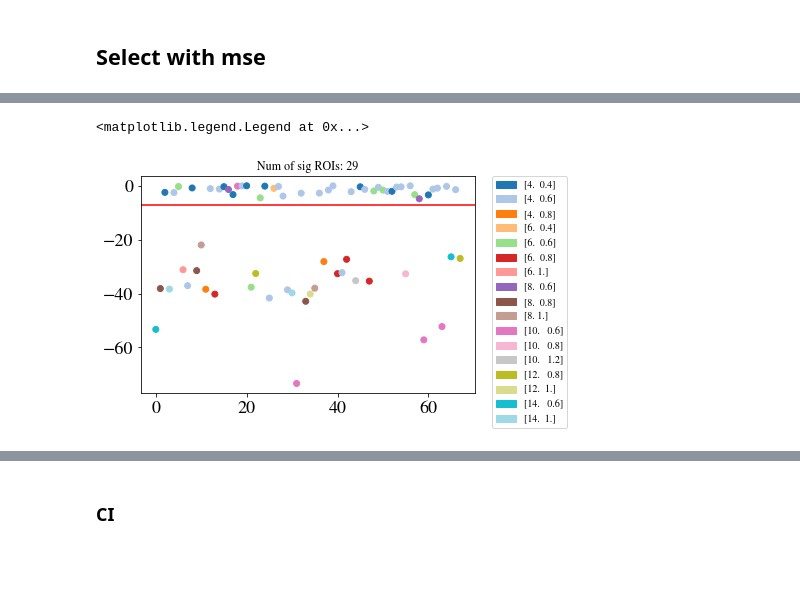
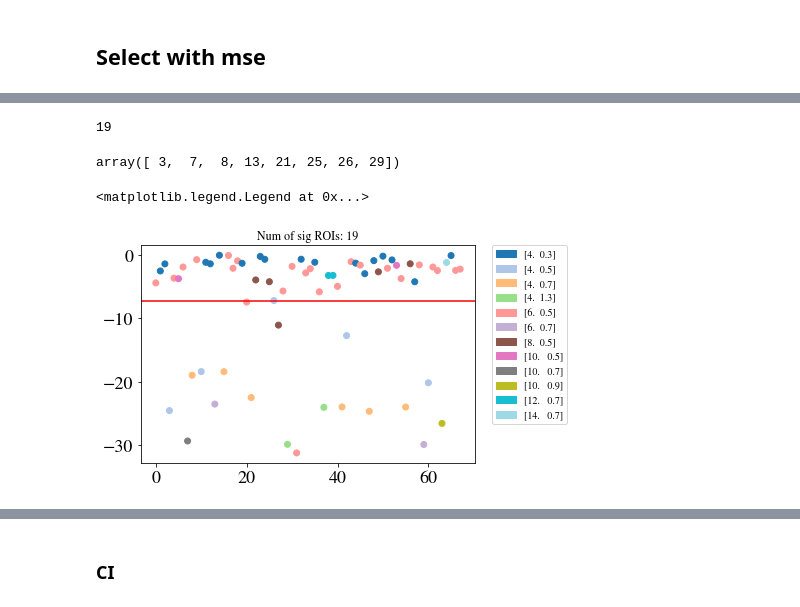
Before and after one commit to JINhuaqing/HDF, a Jupyter notebook: notebooks/real_data/real_data_nlinear_ana.ipynb, the cells around one changed output, grey strips where cells are left out. Saved outputs shown, nothing was run; the diff lists cells and outputs as text; code cells hidden in the pictures; blank space fills up the shorter version.

```diff
--- a/notebooks/real_data/real_data_nlinear_ana.ipynb
+++ b/notebooks/real_data/real_data_nlinear_ana.ipynb
@@ -268,5 +314,6 @@ def _argmin_last2d(arr):
 # %%
 from scipy.stats import chi2
 lams = np.sort(np.unique(tlams))
+lams = [0.1, 0.3, 0.5, 0.7, 0.9, 1.1, 1.3]
 Ns = np.array([4, 6, 8, 10, 12, 14])
 log_cv = np.log(0.05/68);
@@ -318,6 +364,0 @@ if not RUN_PYTHON_SCRIPT:
-# %%
-min_idxs = _argmin_last2d(errs_arr);
-sel_Nlams_mse = np.zeros((68, 2))
-for roi_ix in range(68):
-    sel_Nlams_mse[roi_ix, 0] = Ns[min_idxs[0][roi_ix]]
-    sel_Nlams_mse[roi_ix, 1] = lams[min_idxs[1][roi_ix]]
@@ -333,6 +365,18 @@ array([14.,  8.,  4., 14.,  4.,  6.,  6.,  4.,  4.,  8.,  8.,  4.,  4.,
+# %%
+sel_Nlams_mse = []
+for roi_ix in range(68):
+    sel_Nlams_mse.append(_Nlam_localmin(errs_arr[roi_ix], Ns, lams))
+sel_Nlams_mse = np.array(sel_Nlams_mse);
+
+#min_idxs = _argmin_last2d(errs_arr);
+#sel_Nlams_mse = np.zeros((68, 2))
+#for roi_ix in range(68):
+#    sel_Nlams_mse[roi_ix, 0] = Ns[min_idxs[0][roi_ix]]
+#    sel_Nlams_mse[roi_ix, 1] = lams[min_idxs[1][roi_ix]]
 # %%
 T_vs = []
 keep_rois = []
+pvals = []
 for roi_ix in trange(68):
     errs = []
     N, lam = sel_Nlams_mse[roi_ix]
@@ -341,7 +385,9 @@ for roi_ix in trange(68):
     hdf_res.verbose=1
     test_res = hdf_res.hypo_test(Cmat=np.eye(1))
     T_vs.append(test_res.T_v.item())
+    pvals.append(test_res.pval)
     keep_rois.append((hdf_res.est_Gam.norm(dim=0) != 0).numpy().astype(int))
 keep_rois = np.array(keep_rois)
 T_vs = np.array(T_vs);
+pvals = np.array(pvals);
 # %% [output]
@@ -365,16 +411,29 @@ T_vs = np.array(T_vs);
+# %%
+np.sum(pvals <= 0.05/68)
+# %% [output]
+19
+# %%
+max_idxs = np.max(np.where(np.sort(pvals) <=  np.arange(1, len(pvals)+1)/68 * 0.05)[0])
+sig_roi_idxs_bh = np.sort(np.argsort(pvals)[:max_idxs+1]);
+p1 = sig_roi_idxs_bh[sig_roi_idxs_bh<34]
+p2 = sig_roi_idxs_bh[sig_roi_idxs_bh>=34]-34
+np.intersect1d(p1, p2)
+# %% [output]
+array([ 3,  7,  8, 13, 21, 25, 26, 29])
 # %%
 unique_coms = np.unique(sel_Nlams_mse, axis=0)
 colors = plt.cm.tab20(np.linspace(0, 1, len(unique_coms)));
-point_colors = [ colors[np.abs(unique_coms - val).sum(axis=-1)==0].squeeze() for val in sel_Nlams_mse];
+point_colors = [ colors[np.abs(unique_coms - val).sum(axis=-1)==0].squeeze()
+                for val in sel_Nlams_mse];
 
 log_pvs = chi2.logsf(T_vs, df=sel_Nlams_mse[:, 0])
 
 plt.title(f"Num of sig ROIs: {np.sum(log_pvs<log_cv):.0f}")
 plt.scatter(x=np.arange(68), y=log_pvs, c=point_colors)
 plt.axhline(y=log_cv, color="red")
 
 patches = [mpatches.Patch(color=colors[np.abs(unique_coms - val).sum(axis=-1)==0].squeeze(), label=str(val)) for val in unique_coms]
 plt.legend(handles=patches, bbox_to_anchor=(1.05, 1), loc='upper left', borderaxespad=0., ncol=1, fontsize=10)
 # %% [output]
 <matplotlib.legend.Legend at 0x...>
-[figure, old version]
+[figure, new version]
```
Also changed, not shown: parts of 66 cells of this notebook, 24 other files.
